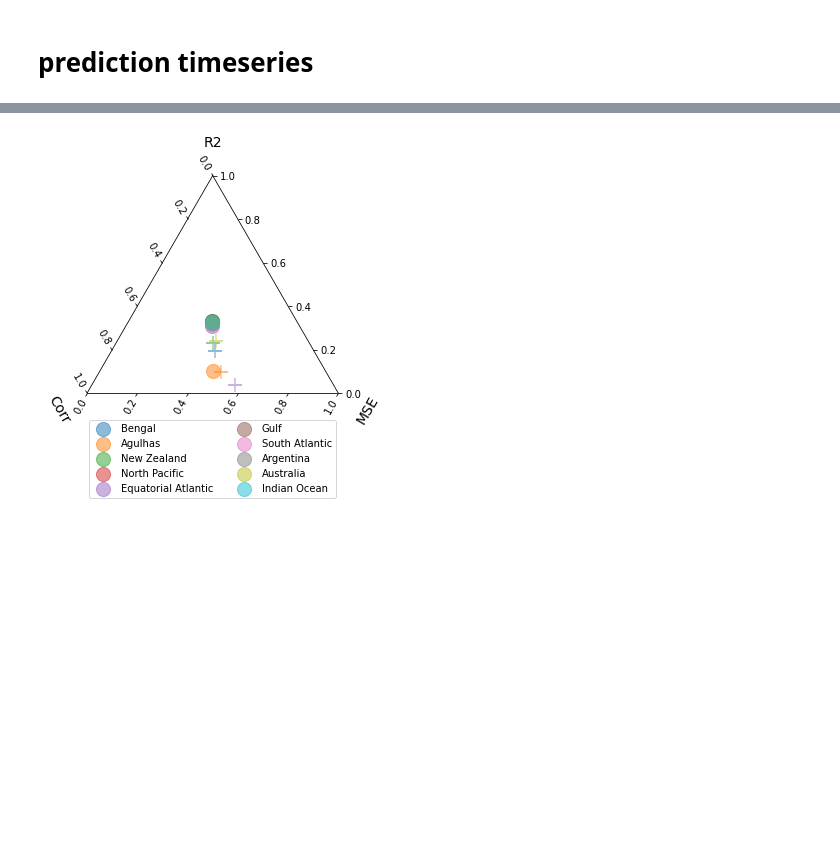
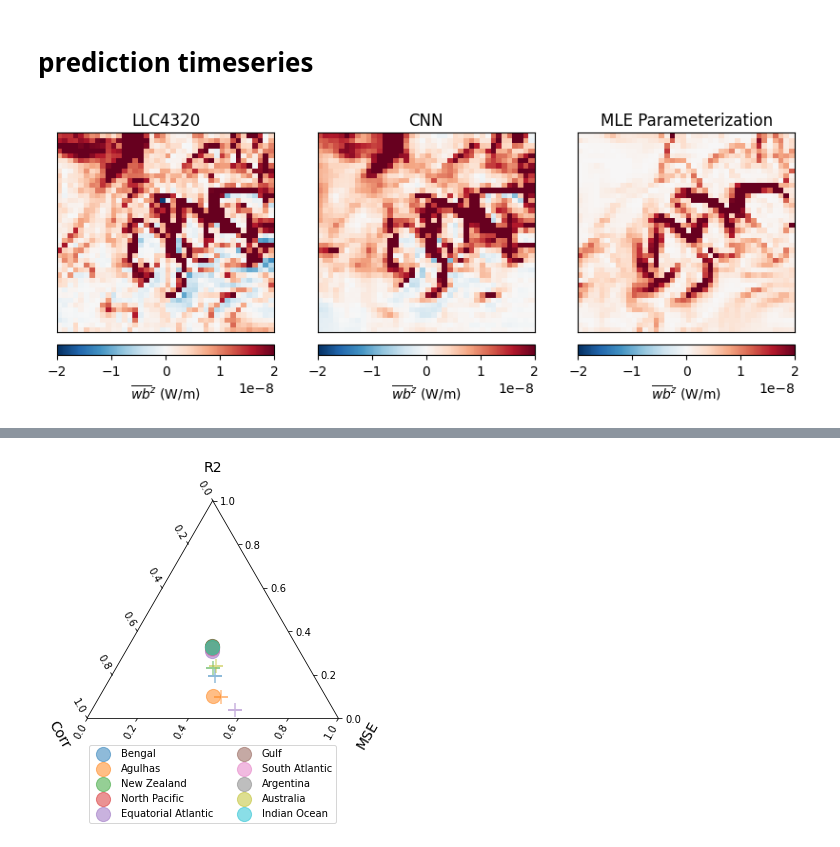
Before and after one commit to abodner/submeso_ML, a Jupyter notebook: notebooks/diagnostics/diagnostics.ipynb, the cells around one changed output, grey strips where cells are left out. Saved outputs shown, nothing was run; the diff lists cells and outputs as text; code cells hidden in the pictures; blank space fills up the shorter version.

Commit message:
adding diagnostics and plotting funcitons

```diff
--- a/notebooks/diagnostics/diagnostics.ipynb
+++ b/notebooks/diagnostics/diagnostics.ipynb
@@ -157,3 +175,5 @@ ModuleNotFoundError: No module named 'models'
+# %%
+model = torch.load('/scratch/ab10313/pleiades/trained_models/fcnn_k3_l3_select.pt')
 # %% [markdown]
 # Dataloader
 # %% [markdown]
@@ -318,6 +361,40 @@ for i_loc in range(10):
     WB_sg_loc_mean[i_loc] = (np.squeeze(np.apply_over_axes(np.sum, WB_sg_loc[i_loc]*WB_sg_loc[i_loc]*drF_test_loc[i_loc], [1,2]))/ np.nansum(drF_test_loc[i_loc]))**0.5 #np.nanmean(np.nanmean(WB_sg_loc[i_loc],1),1)
 
     location_month_index_loc[i_loc,location_index[test_ind]==i_loc] = location_month_index_test[location_index[test_ind]==i_loc]
+# %%
+fig, axes = plt.subplots(nrows=1, ncols=3,figsize=(10,3.4))
+#fig.tight_layout(pad=5.0)
+
+i_loc=0
+it = 0
+clim = 2e-8
+
+plt.subplot(1,3,1)
+plt.pcolor(WB_sg_loc[i_loc,location_index[test_ind]==i_loc,:,:][it],cmap='RdBu_r',vmin=-clim,vmax=clim)
+plt.xticks([])
+plt.yticks([])
+cb = plt.colorbar(location='bottom',pad=0.05)
+cb.set_label(r'$\overline{wb}^z$' + ' (W/m)')
+plt.title('LLC4320',fontsize=12)
+
+plt.subplot(1,3,3)
+plt.pcolor(WB_param_loc[i_loc,location_index[test_ind]==i_loc,:,:][it],cmap='RdBu_r',vmin=-clim,vmax=clim)
+plt.xticks([])
+plt.yticks([])
+cb = plt.colorbar(location='bottom',pad=0.05)
+cb.set_label(r'$\overline{wb}^z$' + ' (W/m)')
+plt.title('MLE Parameterization',fontsize=12)
+
+plt.subplot(1,3,2)
+plt.pcolor(WB_cnn_loc[i_loc,location_index[test_ind]==i_loc,:,:][it],cmap='RdBu_r',vmin=-clim,vmax=clim)
+plt.xticks([])
+plt.yticks([])
+cb = plt.colorbar(location='bottom',pad=0.05)
+cb.set_label(r'$\overline{wb}^z$' + ' (W/m)')
+plt.title('CNN',fontsize=12)
+plt.savefig('./figures/snapshots')
+# %% [output]
+[figure, added]
 # %%
 # monthly averages
 
```
Also changed, not shown: parts of 12 cells of this notebook, 12 other files.
